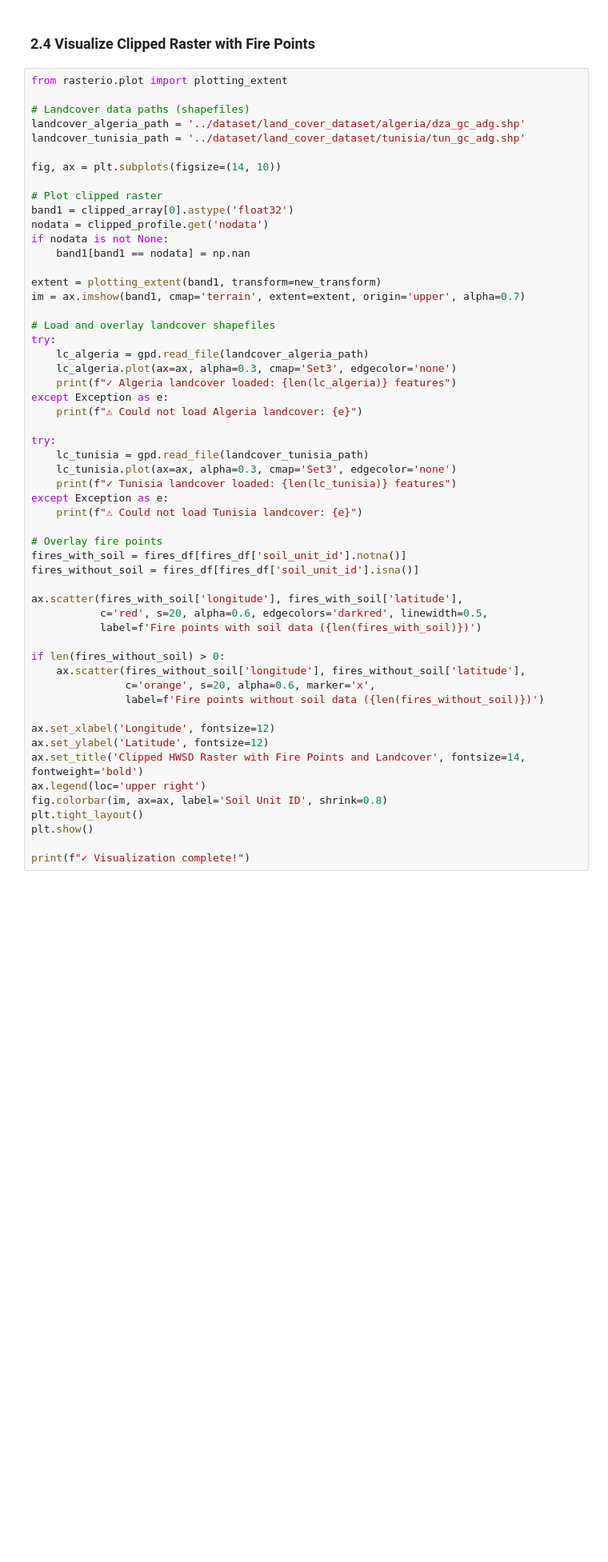
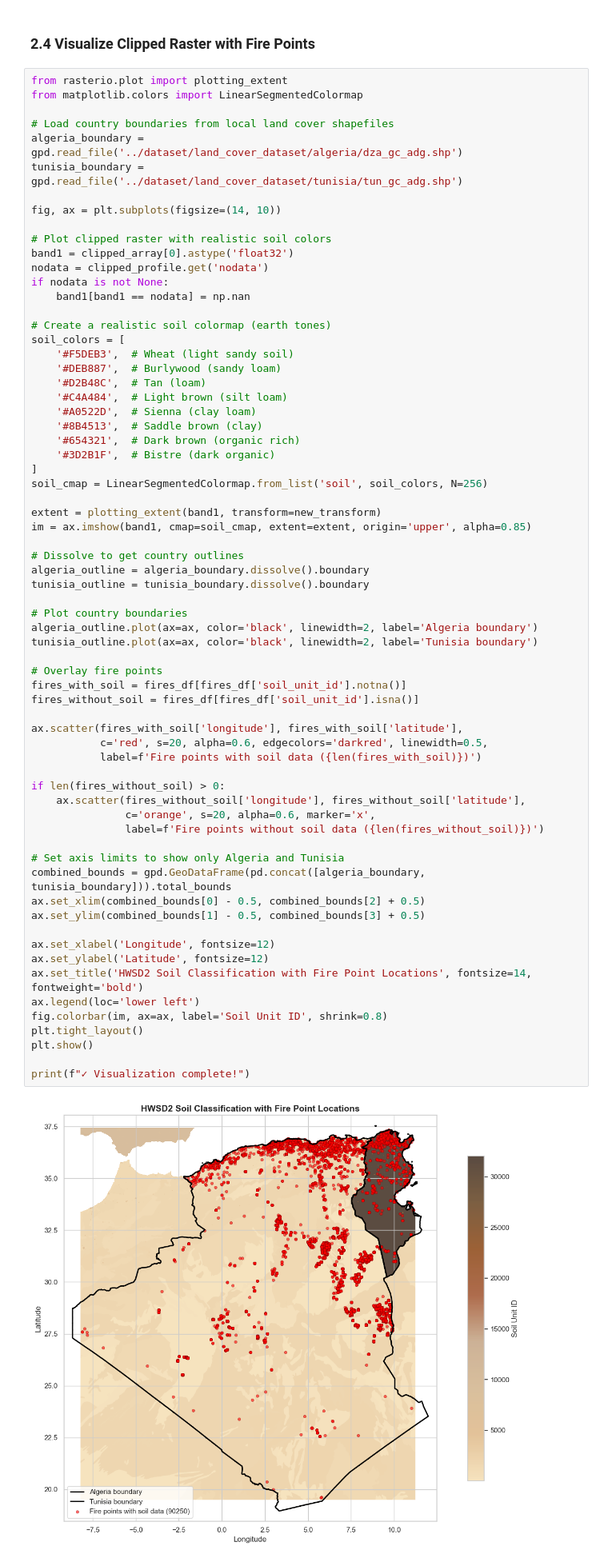
Before and after one commit to BESSAI-Tayeb/forest-fires-algeria-tunisia-analysis, a Jupyter notebook: analysis/soil.ipynb, the cells around one changed output. Shown at 80% size. Cells and saved outputs as stored; diff of their text form; blank space fills up the shorter version.

```diff
--- a/analysis/soil.ipynb
+++ b/analysis/soil.ipynb
@@ -438,57 +438,70 @@ print(fires_df[['longitude', 'latitude', 'class', 'soil_unit_id']].head(10))
 ### 2.4 Visualize Clipped Raster with Fire Points
 # %%
 from rasterio.plot import plotting_extent
+from matplotlib.colors import LinearSegmentedColormap
 
-# Landcover data paths (shapefiles)
-landcover_algeria_path = '../dataset/land_cover_dataset/algeria/dza_gc_adg.shp'
-landcover_tunisia_path = '../dataset/land_cover_dataset/tunisia/tun_gc_adg.shp'
+# Load country boundaries from local land cover shapefiles
+algeria_boundary = gpd.read_file('../dataset/land_cover_dataset/algeria/dza_gc_adg.shp')
+tunisia_boundary = gpd.read_file('../dataset/land_cover_dataset/tunisia/tun_gc_adg.shp')
 
 fig, ax = plt.subplots(figsize=(14, 10))
 
-# Plot clipped raster
+# Plot clipped raster with realistic soil colors
 band1 = clipped_array[0].astype('float32')
 nodata = clipped_profile.get('nodata')
 if nodata is not None:
     band1[band1 == nodata] = np.nan
 
+# Create a realistic soil colormap (earth tones)
+soil_colors = [
+    '#F5DEB3',  # Wheat (light sandy soil)
+    '#DEB887',  # Burlywood (sandy loam)
+    '#D2B48C',  # Tan (loam)
+    '#C4A484',  # Light brown (silt loam)
+    '#A0522D',  # Sienna (clay loam)
+    '#8B4513',  # Saddle brown (clay)
+    '#654321',  # Dark brown (organic rich)
+    '#3D2B1F',  # Bistre (dark organic)
+]
+soil_cmap = LinearSegmentedColormap.from_list('soil', soil_colors, N=256)
+
 extent = plotting_extent(band1, transform=new_transform)
-im = ax.imshow(band1, cmap='terrain', extent=extent, origin='upper', alpha=0.7)
+im = ax.imshow(band1, cmap=soil_cmap, extent=extent, origin='upper', alpha=0.85)
 
-# Load and overlay landcover shapefiles
-try:
-    lc_algeria = gpd.read_file(landcover_algeria_path)
-    lc_algeria.plot(ax=ax, alpha=0.3, cmap='Set3', edgecolor='none')
-    print(f"✓ Algeria landcover loaded: {len(lc_algeria)} features")
-except Exception as e:
-    print(f"⚠ Could not load Algeria landcover: {e}")
+# Dissolve to get country outlines
+algeria_outline = algeria_boundary.dissolve().boundary
+tunisia_outline = tunisia_boundary.dissolve().boundary
 
-try:
-    lc_tunisia = gpd.read_file(landcover_tunisia_path)
-    lc_tunisia.plot(ax=ax, alpha=0.3, cmap='Set3', edgecolor='none')
-    print(f"✓ Tunisia landcover loaded: {len(lc_tunisia)} features")
-except Exception as e:
-    print(f"⚠ Could not load Tunisia landcover: {e}")
+# Plot country boundaries
+algeria_outline.plot(ax=ax, color='black', linewidth=2, label='Algeria boundary')
+tunisia_outline.plot(ax=ax, color='black', linewidth=2, label='Tunisia boundary')
 
 # Overlay fire points
 fires_with_soil = fires_df[fires_df['soil_unit_id'].notna()]
 fires_without_soil = fires_df[fires_df['soil_unit_id'].isna()]
 
 ax.scatter(fires_with_soil['longitude'], fires_with_soil['latitude'],
            c='red', s=20, alpha=0.6, edgecolors='darkred', linewidth=0.5,
            label=f'Fire points with soil data ({len(fires_with_soil)})')
 
 if len(fires_without_soil) > 0:
     ax.scatter(fires_without_soil['longitude'], fires_without_soil['latitude'],
                c='orange', s=20, alpha=0.6, marker='x',
                label=f'Fire points without soil data ({len(fires_without_soil)})')
 
+# Set axis limits to show only Algeria and Tunisia
+combined_bounds = gpd.GeoDataFrame(pd.concat([algeria_boundary, tunisia_boundary])).total_bounds
+ax.set_xlim(combined_bounds[0] - 0.5, combined_bounds[2] + 0.5)
+ax.set_ylim(combined_bounds[1] - 0.5, combined_bounds[3] + 0.5)
+
 ax.set_xlabel('Longitude', fontsize=12)
 ax.set_ylabel('Latitude', fontsize=12)
-ax.set_title('Clipped HWSD Raster with Fire Points and Landcover', fontsize=14, fontweight='bold')
-ax.legend(loc='upper right')
+ax.set_title('HWSD2 Soil Classification with Fire Point Locations', fontsize=14, fontweight='bold')
+ax.legend(loc='lower left')
 fig.colorbar(im, ax=ax, label='Soil Unit ID', shrink=0.8)
 plt.tight_layout()
 plt.show()
 
 print(f"✓ Visualization complete!")
 # %% [output]
+[figure, new version]
```
Also changed, not shown: parts of 2 cells of this notebook, 27 other files.
